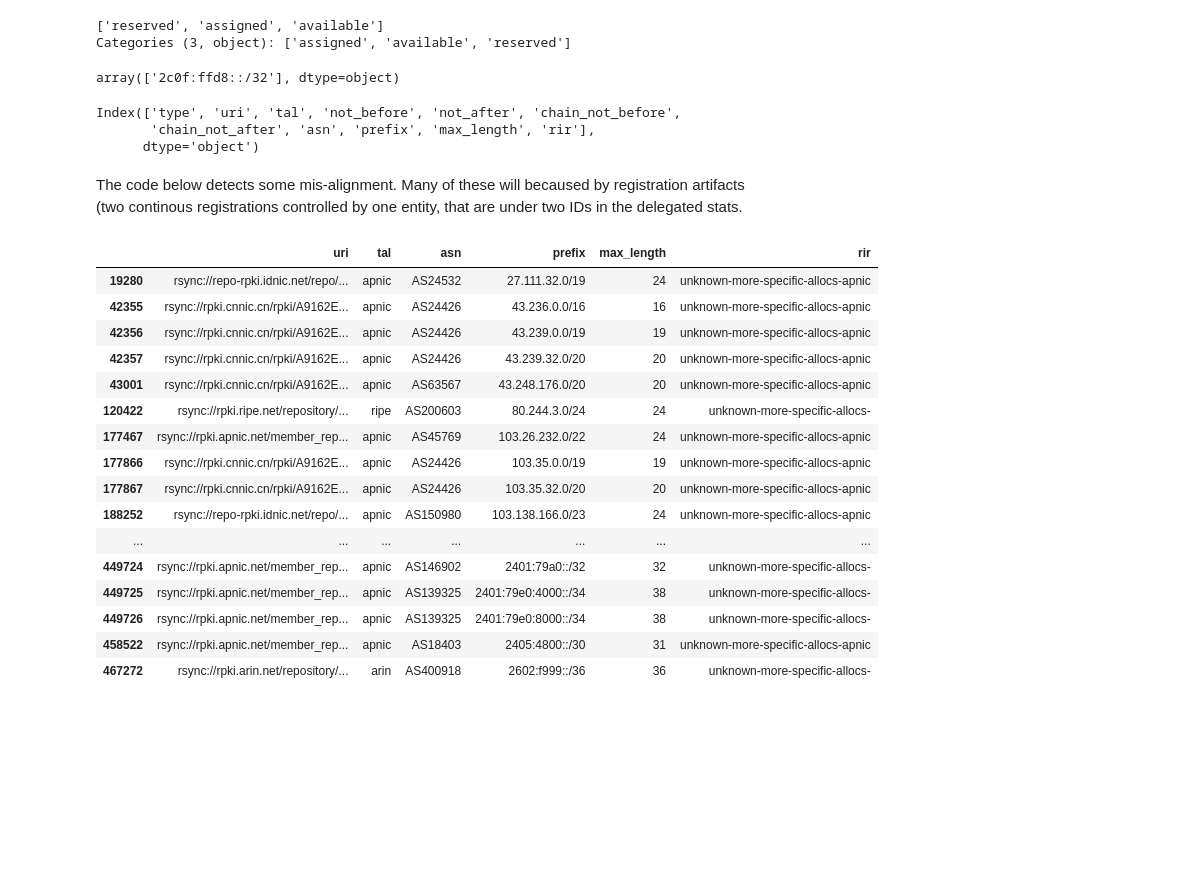
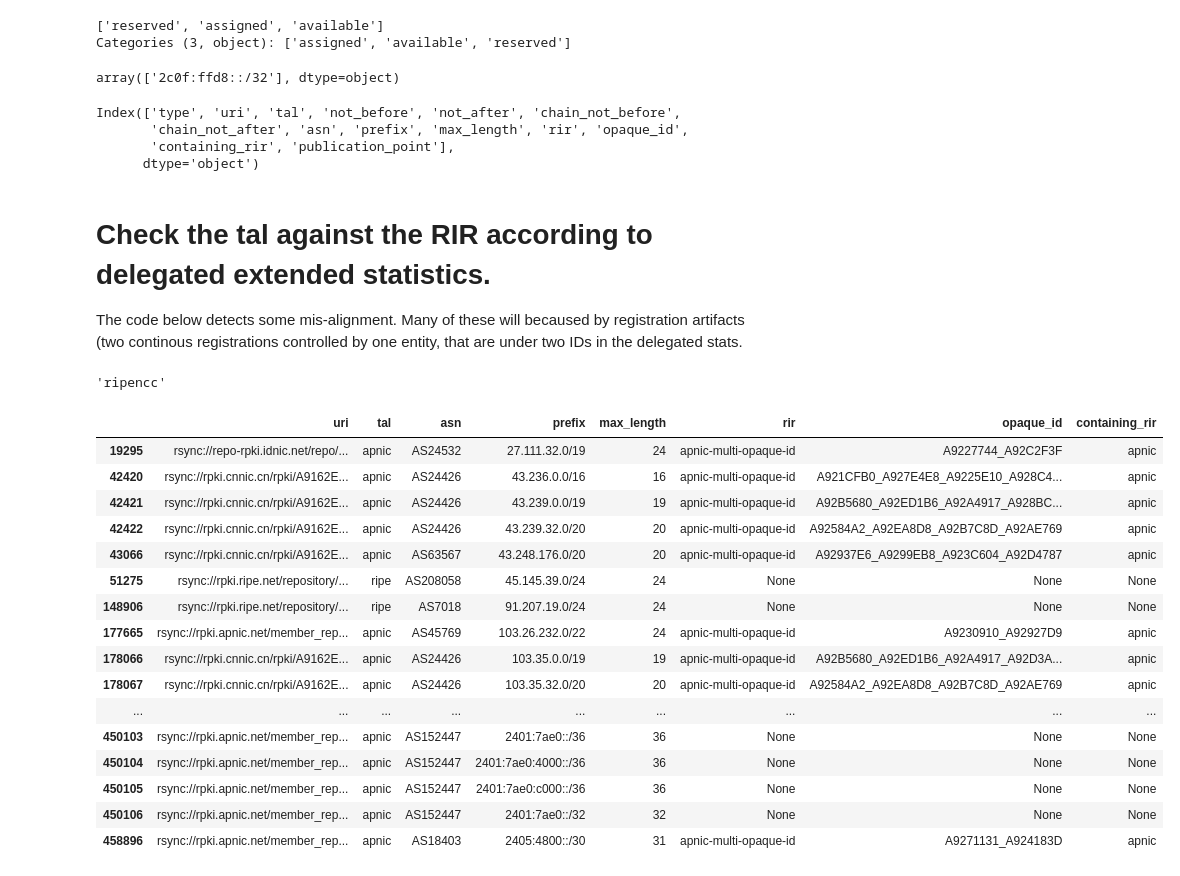
Before and after one commit to ties/rpki-analysis, a Jupyter notebook: workbooks/objects_per_ca_analysis.ipynb, the cells around one changed output. Cells and saved outputs as stored; diff of their text form; code cells hidden in the pictures; blank space fills up the shorter version.

```diff
--- a/workbooks/objects_per_ca_analysis.ipynb
+++ b/workbooks/objects_per_ca_analysis.ipynb
@@ -18,4 +20,5 @@ async with aiohttp.ClientSession() as session:
     async with session.get('https://ftp.ripe.net/pub/stats/ripencc/nro-stats/latest/nro-delegated-stats') as resp:
         df_delegated_stats = read_delegated_stats(io.StringIO(await resp.text()))
 
-        lookup = StatsCombinedAllocations(df_delegated_stats[df_delegated_stats.status == "assigned"])
+        rir_lookup = RirLookup(df_delegated_stats)
+        lookup = StatsCombinedAllocations(df_delegated_stats[df_delegated_stats.status == 'assigned'])
@@ -27,17 +51,31 @@ Categories (3, object): ['assigned', 'available', 'reserved']
 # %%
 misses = list()
 
-def maybe_lookup(row: pd.DataFrame) -> str:
+class PrefixDetails(NamedTuple):
+    rir: str
+    opaque_id: str
+    covering_rir: str
+
+def maybe_lookup(row: pd.DataFrame) -> PrefixDetails:
+    containing_rir = rir_lookup.get(row.prefix)
     try:
-        return lookup[row.prefix].rir
+        entry = lookup[row.prefix]
+        return PrefixDetails(entry.rir, entry.opaque_id, containing_rir)
     except KeyError:
         misses.append(row)
-        child_rirs = set(child.rir for child in lookup.children(row.prefix))
-        return f"unknown-more-specific-allocs-{"-".join(child_rirs)}"
+        children = list(lookup.children(row.prefix))
+        if children:
+            child_resources = netaddr.IPSet([c.resource for c in children])
+            child_opaque_ids = set(map(lambda r: r.opaque_id, children))
+            child_rirs = set(map(lambda r: r.rir, children))
 
-        return "unknown"
+            if child_resources.issuperset(netaddr.IPSet([row.prefix])):
+                return PrefixDetails(f"{'-'.join(child_rirs)}-multi-opaque-id", "_".join(child_opaque_ids), containing_rir)
 
-df['rir'] = df.apply(maybe_lookup, axis=1)
+            return PrefixDetails(f"unknown-more-specific-allocs-{"-".join(child_rirs)}", "_".join(child_opaque_ids), containing_rir)
+
+df[['rir', 'opaque_id', 'containing_rir']] = df.apply(maybe_lookup, axis=1, result_type='expand')
+df['publication_point'] = df.uri.apply(lambda uri: "/".join(uri.split("/")[:-1]))
 df_unmatched = pd.DataFrame.from_records(misses)
 # %%
 display(df_unmatched.prefix.unique())
@@ -45,28 +83,41 @@ display(df.keys())
 # %% [output]
 array(['2c0f:ffd8::/32'], dtype=object)
 Index(['type', 'uri', 'tal', 'not_before', 'not_after', 'chain_not_before',
-       'chain_not_after', 'asn', 'prefix', 'max_length', 'rir'],
+       'chain_not_after', 'asn', 'prefix', 'max_length', 'rir', 'opaque_id',
+       'containing_rir', 'publication_point'],
       dtype='object')
 # %% [markdown]
+# Check the tal against the RIR according to delegated extended statistics.
+
 The code below detects some mis-alignment. Many of these will becaused by registration artifacts (two continous registrations controlled by one entity, that are under two IDs in the delegated stats.
+# %%
+#rir_lookup['43.236.0.0/16']
+rir_lookup.get('91.207.19.0/24')
+# %% [output]
+'ripencc'
 # %%
-df.loc[df.tal.str.replace("ripe", "ripencc") != df.rir, ['uri', 'tal', 'asn', 'prefix', 'max_length', 'rir']]
+home = Path(expanduser("~"))
+now = datetime.now()
+
+df_mismatch = df.loc[df.tal.str.replace("ripe", "ripencc") != df.rir, ['uri', 'tal', 'asn', 'prefix', 'max_length', 'rir', 'opaque_id', 'containing_rir']]
+df_mismatch.to_excel(home / f"Desktop/{now.strftime('%Y%m%d')}-results-results.xlsx")
+display(df_mismatch)
 # %% [output]
-|  | uri | tal | asn | prefix | max_length | rir |
-| 19280 | rsync://repo-rpki.idnic.net/repo/... | apnic | AS24532 | 27.111.32.0/19 | 24 | unknown-more-specific-allocs-apnic |
-| 42355 | rsync://rpki.cnnic.cn/rpki/A9162E... | apnic | AS24426 | 43.236.0.0/16 | 16 | unknown-more-specific-allocs-apnic |
-| 42356 | rsync://rpki.cnnic.cn/rpki/A9162E... | apnic | AS24426 | 43.239.0.0/19 | 19 | unknown-more-specific-allocs-apnic |
-| 42357 | rsync://rpki.cnnic.cn/rpki/A9162E... | apnic | AS24426 | 43.239.32.0/20 | 20 | unknown-more-specific-allocs-apnic |
-| 43001 | rsync://rpki.cnnic.cn/rpki/A9162E... | apnic | AS63567 | 43.248.176.0/20 | 20 | unknown-more-specific-allocs-apnic |
-| 120422 | rsync://rpki.ripe.net/repository/... | ripe | AS200603 | 80.244.3.0/24 | 24 | unknown-more-specific-allocs- |
-| 177467 | rsync://rpki.apnic.net/member_rep... | apnic | AS45769 | 103.26.232.0/22 | 24 | unknown-more-specific-allocs-apnic |
-| 177866 | rsync://rpki.cnnic.cn/rpki/A9162E... | apnic | AS24426 | 103.35.0.0/19 | 19 | unknown-more-specific-allocs-apnic |
-| 177867 | rsync://rpki.cnnic.cn/rpki/A9162E... | apnic | AS24426 | 103.35.32.0/20 | 20 | unknown-more-specific-allocs-apnic |
-| 188252 | rsync://repo-rpki.idnic.net/repo/... | apnic | AS150980 | 103.138.166.0/23 | 24 | unknown-more-specific-allocs-apnic |
-| ... | ... | ... | ... | ... | ... | ... |
-| 449724 | rsync://rpki.apnic.net/member_rep... | apnic | AS146902 | 2401:79a0::/32 | 32 | unknown-more-specific-allocs- |
-| 449725 | rsync://rpki.apnic.net/member_rep... | apnic | AS139325 | 2401:79e0:4000::/34 | 38 | unknown-more-specific-allocs- |
-| 449726 | rsync://rpki.apnic.net/member_rep... | apnic | AS139325 | 2401:79e0:8000::/34 | 38 | unknown-more-specific-allocs- |
-| 458522 | rsync://rpki.apnic.net/member_rep... | apnic | AS18403 | 2405:4800::/30 | 31 | unknown-more-specific-allocs-apnic |
-| 467272 | rsync://rpki.arin.net/repository/... | arin | AS400918 | 2602:f999::/36 | 36 | unknown-more-specific-allocs- |
+|  | uri | tal | asn | prefix | max_length | rir | opaque_id | containing_rir |
+| 19295 | rsync://repo-rpki.idnic.net/repo/... | apnic | AS24532 | 27.111.32.0/19 | 24 | apnic-multi-opaque-id | A9227744_A92C2F3F | apnic |
+| 42420 | rsync://rpki.cnnic.cn/rpki/A9162E... | apnic | AS24426 | 43.236.0.0/16 | 16 | apnic-multi-opaque-id | A921CFB0_A927E4E8_A9225E10_A928C4... | apnic |
+| 42421 | rsync://rpki.cnnic.cn/rpki/A9162E... | apnic | AS24426 | 43.239.0.0/19 | 19 | apnic-multi-opaque-id | A92B5680_A92ED1B6_A92A4917_A928BC... | apnic |
+| 42422 | rsync://rpki.cnnic.cn/rpki/A9162E... | apnic | AS24426 | 43.239.32.0/20 | 20 | apnic-multi-opaque-id | A92584A2_A92EA8D8_A92B7C8D_A92AE769 | apnic |
+| 43066 | rsync://rpki.cnnic.cn/rpki/A9162E... | apnic | AS63567 | 43.248.176.0/20 | 20 | apnic-multi-opaque-id | A92937E6_A9299EB8_A923C604_A92D4787 | apnic |
+| 51275 | rsync://rpki.ripe.net/repository/... | ripe | AS208058 | 45.145.39.0/24 | 24 | None | None | None |
+| 148906 | rsync://rpki.ripe.net/repository/... | ripe | AS7018 | 91.207.19.0/24 | 24 | None | None | None |
+| 177665 | rsync://rpki.apnic.net/member_rep... | apnic | AS45769 | 103.26.232.0/22 | 24 | apnic-multi-opaque-id | A9230910_A92927D9 | apnic |
+| 178066 | rsync://rpki.cnnic.cn/rpki/A9162E... | apnic | AS24426 | 103.35.0.0/19 | 19 | apnic-multi-opaque-id | A92B5680_A92ED1B6_A92A4917_A92D3A... | apnic |
+| 178067 | rsync://rpki.cnnic.cn/rpki/A9162E... | apnic | AS24426 | 103.35.32.0/20 | 20 | apnic-multi-opaque-id | A92584A2_A92EA8D8_A92B7C8D_A92AE769 | apnic |
+| ... | ... | ... | ... | ... | ... | ... | ... | ... |
+| 450103 | rsync://rpki.apnic.net/member_rep... | apnic | AS152447 | 2401:7ae0::/36 | 36 | None | None | None |
+| 450104 | rsync://rpki.apnic.net/member_rep... | apnic | AS152447 | 2401:7ae0:4000::/36 | 36 | None | None | None |
+| 450105 | rsync://rpki.apnic.net/member_rep... | apnic | AS152447 | 2401:7ae0:c000::/36 | 36 | None | None | None |
+| 450106 | rsync://rpki.apnic.net/member_rep... | apnic | AS152447 | 2401:7ae0::/32 | 32 | None | None | None |
+| 458896 | rsync://rpki.apnic.net/member_rep... | apnic | AS18403 | 2405:4800::/30 | 31 | apnic-multi-opaque-id | A9271131_A924183D | apnic |
 # %%
```
Also changed, not shown: parts of 29 cells of this notebook, 3 other files.
